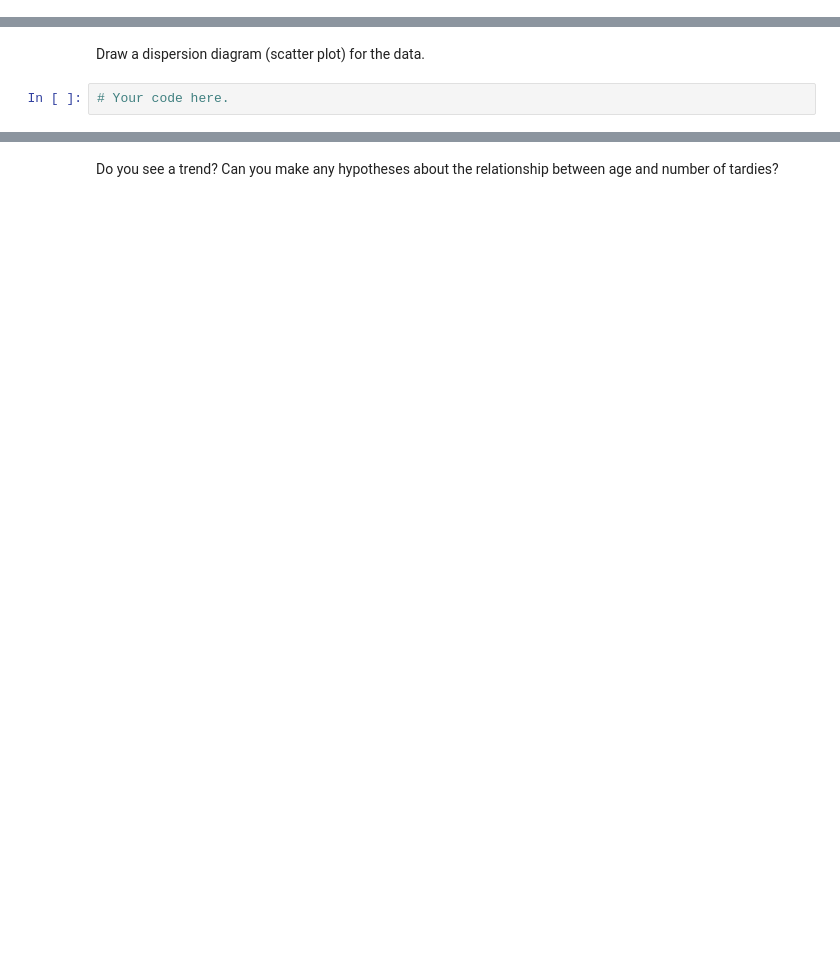
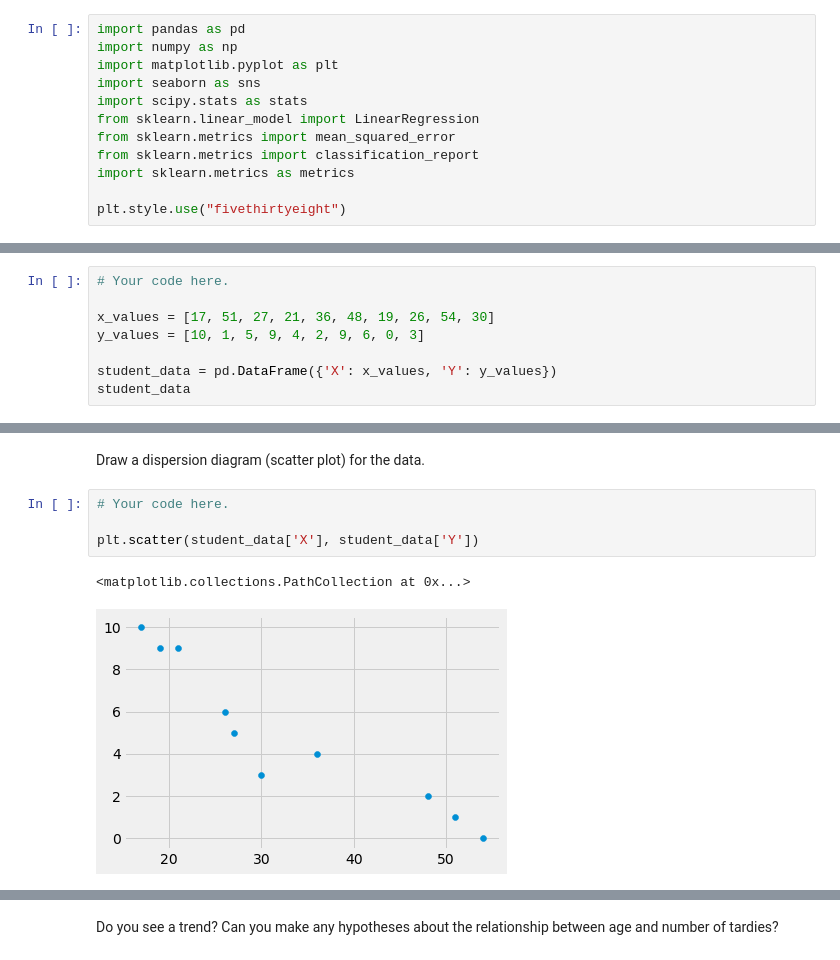
Before and after one commit to ta-datapt-bcn/lab-regression-analysis, a Jupyter notebook: your-code.ipynb, the cells around one changed output, grey strips where cells are left out. Cells and saved outputs as stored; diff of their text form; blank space fills up the shorter version.

Commit message:
[Dic19][Dinis]lab-regression-analysis

```diff
--- a/your-code.ipynb
+++ b/your-code.ipynb
@@ -7,6 +7,18 @@
 * Comment as much as you can and use the resources (README.md file)
 
 Happy learning!
+# %%
+import pandas as pd
+import numpy as np
+import matplotlib.pyplot as plt
+import seaborn as sns
+import scipy.stats as stats
+from sklearn.linear_model import LinearRegression
+from sklearn.metrics import mean_squared_error
+from sklearn.metrics import classification_report
+import sklearn.metrics as metrics
+
+plt.style.use("fivethirtyeight")
 # %% [markdown]
 ## Challenge 1
 I work at a coding bootcamp, and I have developed a theory that the younger my students are, the more often they are late to class. In order to test my hypothesis, I have collected some data in the following table:
@@ -32,0 +43,8 @@ student_data = pd.DataFrame({'X': [x_values], 'Y': [y_values]})
+# %%
+# Your code here.
+
+x_values = [17, 51, 27, 21, 36, 48, 19, 26, 54, 30]
+y_values = [10, 1, 5, 9, 4, 2, 9, 6, 0, 3]
+
+student_data = pd.DataFrame({'X': x_values, 'Y': y_values})
+student_data
@@ -34,3 +64,8 @@ student_data = pd.DataFrame({'X': [x_values], 'Y': [y_values]})
 Draw a dispersion diagram (scatter plot) for the data.
 # %%
 # Your code here.
+
+plt.scatter(student_data['X'], student_data['Y'])
+# %% [output]
+<matplotlib.collections.PathCollection at 0x...>
+[figure, added]
```
Also changed, not shown: parts of 37 cells of this notebook.
